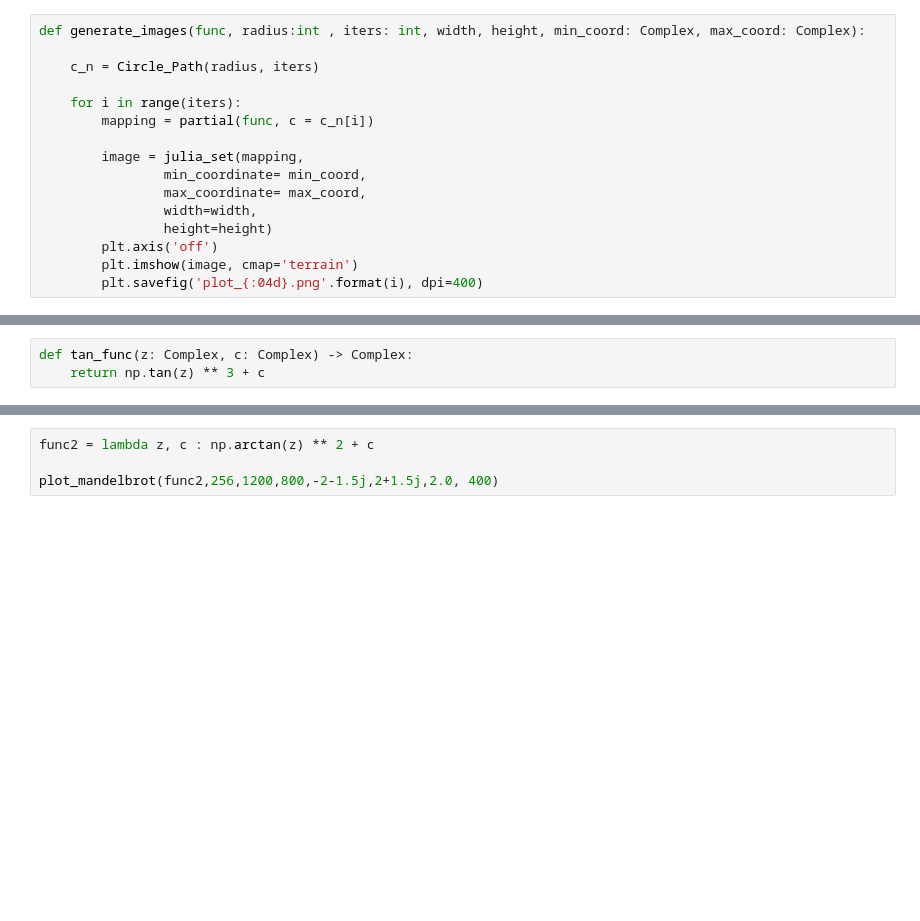
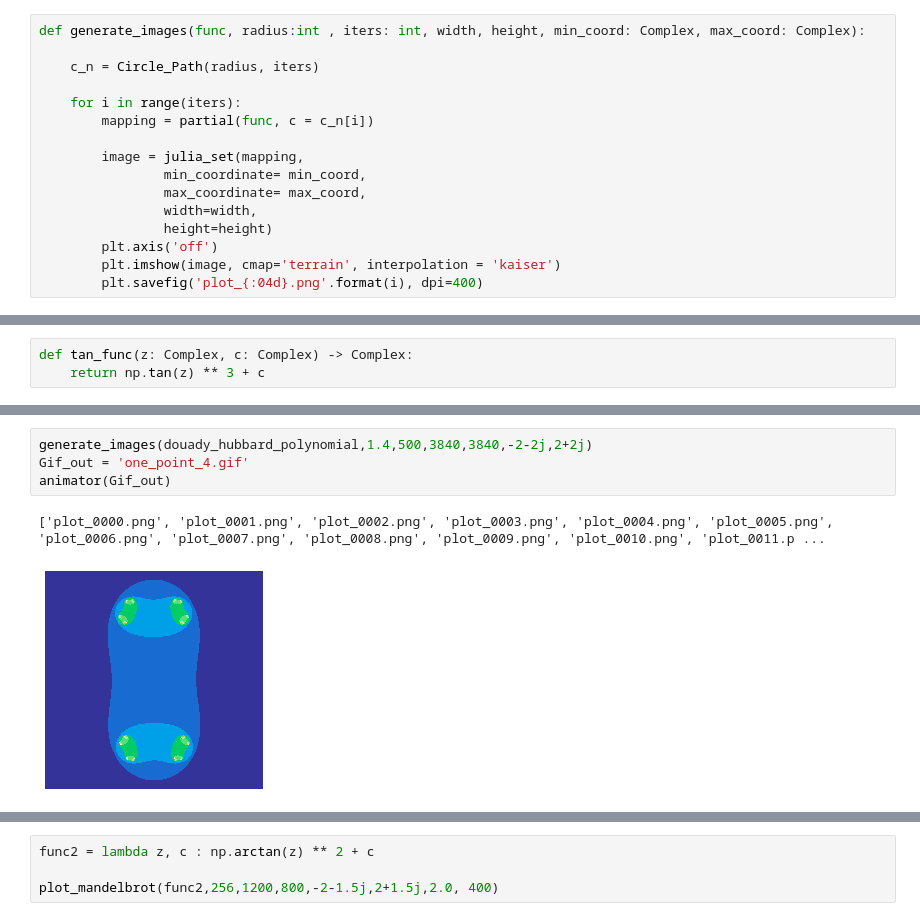
Before and after one commit to KauBoui/Personal-Projects, a Jupyter notebook: Julia_Sets_Python/Julia_2.ipynb, the cells around one changed output, grey strips where cells are left out. Cells and saved outputs as stored; diff of their text form; blank space fills up the shorter version.

```diff
--- a/Julia_Sets_Python/Julia_2.ipynb
+++ b/Julia_Sets_Python/Julia_2.ipynb
@@ -96,6 +93,6 @@ def generate_images(func, radius:int , iters: int, width, height, min_coord: Com
                 width=width,
                 height=height)
         plt.axis('off')
-        plt.imshow(image, cmap='terrain')
+        plt.imshow(image, cmap='terrain', interpolation = 'kaiser')
         plt.savefig('plot_{:04d}.png'.format(i), dpi=400)
 # %%
@@ -137,3 +126,10 @@ animator(Gif_out)
+# %%
+generate_images(douady_hubbard_polynomial,1.4,500,3840,3840,-2-2j,2+2j)
+Gif_out = 'one_point_4.gif'
+animator(Gif_out)
+# %% [output]
+['plot_0000.png', 'plot_0001.png', 'plot_0002.png', 'plot_0003.png', 'plot_0004.png', 'plot_0005.png', 'plot_0006.png', 'plot_0007.png', 'plot_0008.png', 'plot_0009.png', 'plot_0010.png', 'plot_0011.p ...
+[figure, added]
 # %%
 def mandelbrot_set(func, max_iters, width, height, min_coord, max_coord, horizon):
     im, re = np.ogrid[min_coord.imag: max_coord.imag: height * 1j, min_coord.real: max_coord.real: width * 1j]
```
Also changed, not shown: parts of 7 cells of this notebook, 30 other files.
